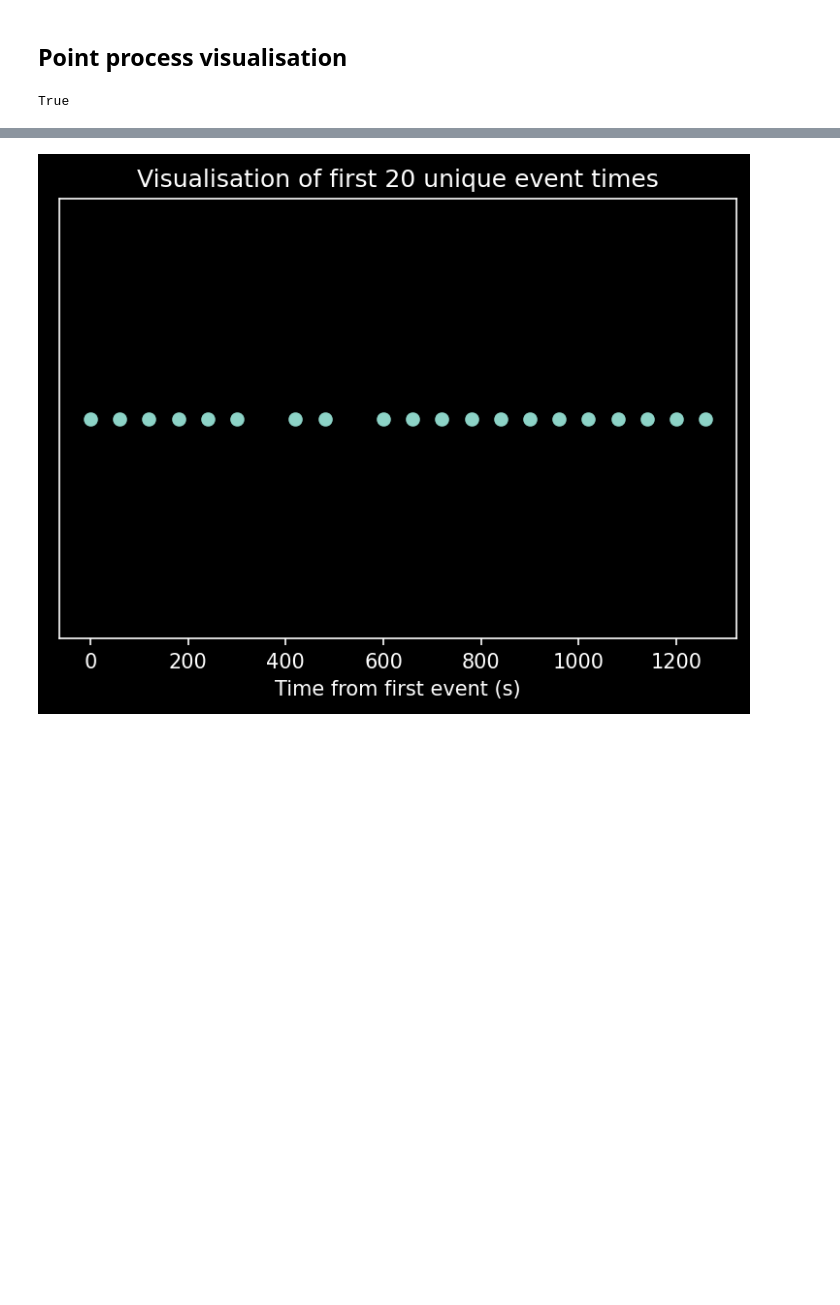
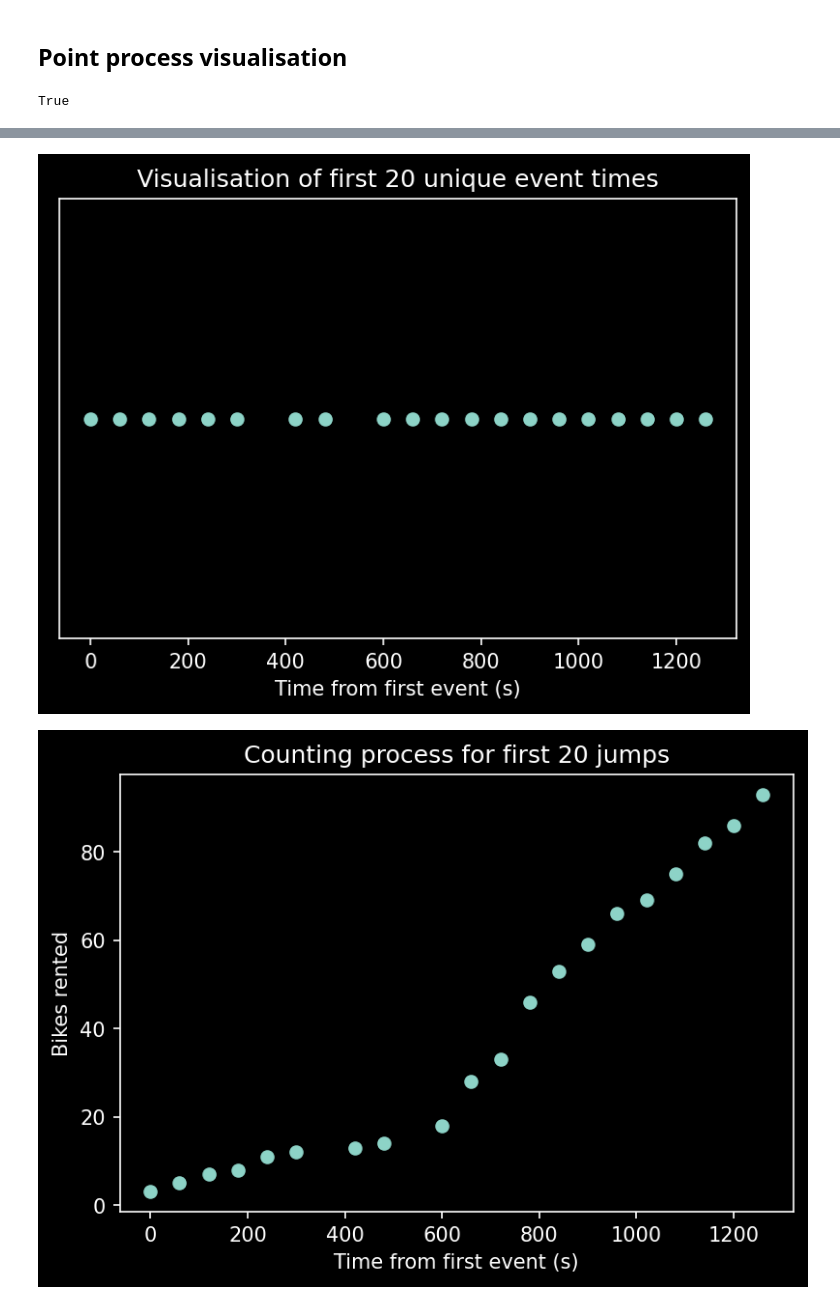
Before and after one commit to carlosaccp/Santander-SE-ME, a Jupyter notebook: analysis/EDA.ipynb, the cells around one changed output, grey strips where cells are left out. Drawn from its saved outputs; the diff is of its cells as text; code cells hidden in the pictures; blank space fills up the shorter version.

Commit message:
add counting process plot

```diff
--- a/analysis/EDA.ipynb
+++ b/analysis/EDA.ipynb
@@ -139,30 +139,45 @@ Over the 16 week period, the most popular starting station was Hyde Park Corner,
 # %%
 print(np.all(bike_data.start_time.sort_values().values == bike_data.start_time.values)) # Check if the data is already sorted
 def plot_n_events(n):
     start_times = bike_data.start_time.values
     shifted_times = (start_times - start_times[0])[:n]
     plt.figure(1)
     plt.scatter(shifted_times, np.zeros(len(shifted_times)))
     ax = plt.gca()
     ax.get_yaxis().set_visible(False)
     plt.title("Visualisation of first " + str(n) + " events")
     plt.xlabel("Time from first event (s)")
     plt.show()
 
 def plot_n_unique_events(n):
     start_times = bike_data.start_time.unique()
     shifted_times = (start_times - start_times[0])[:n]
     plt.figure(2)
     plt.scatter(shifted_times, np.zeros(len(shifted_times)))
     ax = plt.gca()
     ax.get_yaxis().set_visible(False)
     plt.title("Visualisation of first " + str(n) + " unique event times")
     plt.xlabel("Time from first event (s)")
     plt.show()
 
+def plot_n_counting_process(n):
+    counting_process = bike_data.start_time.value_counts().sort_index().cumsum()
+    times = counting_process.index
+    freqs = counting_process.values
+    times -= times[0]
+    plt.figure(3)
+    plt.scatter(times[:n], freqs[:n])
+    ax = plt.gca()
+    plt.title("Counting process for first " + str(n) + " jumps")
+    plt.xlabel("Time from first event (s)")
+    plt.ylabel("Bikes rented")
+    plt.show()
+
 plot_n_events(20)
 plot_n_unique_events(20)
+plot_n_counting_process(20)
 # %% [output]
 True
 [figure]
 [figure]
+[figure, added]
```
